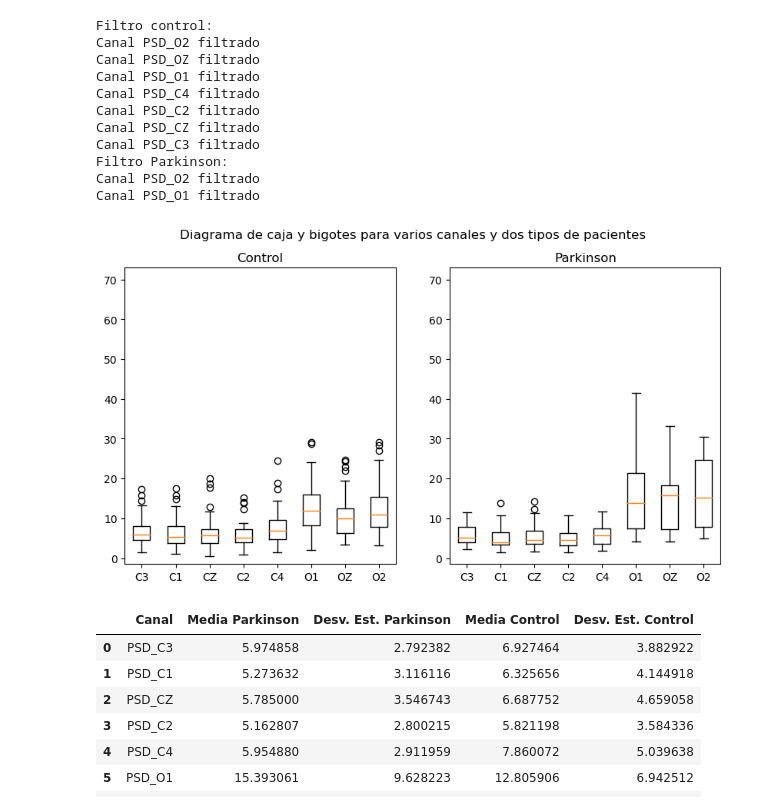
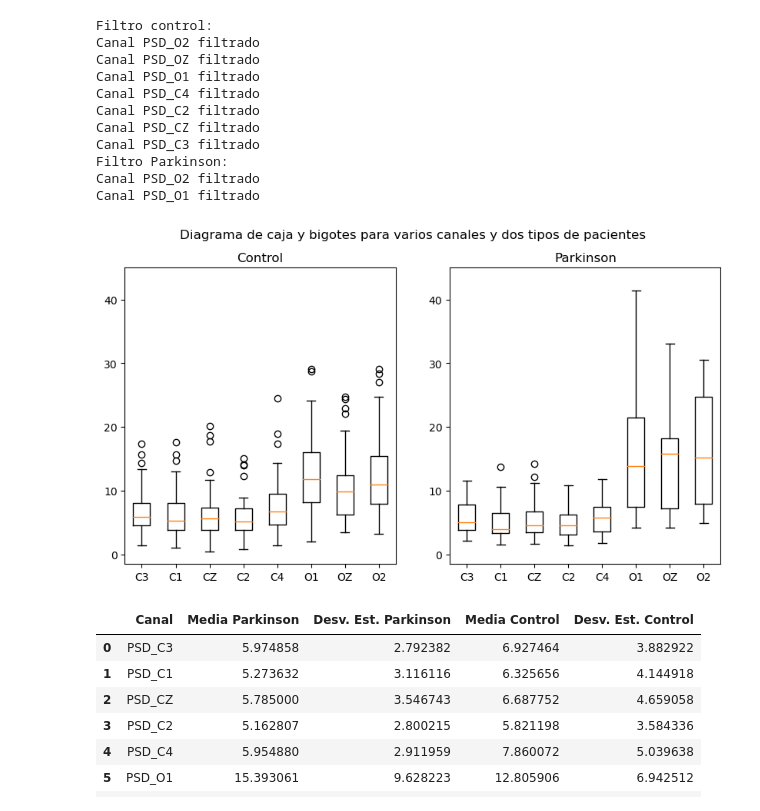
Before and after one commit to Astolfo2332/Parkinson_difference, a Jupyter notebook: Proyecto 2/Proyecto_2.ipynb, the cells around one changed output. Cells and saved outputs as stored; diff of their text form; code cells hidden in the pictures.

```diff
--- a/Proyecto 2/Proyecto_2.ipynb
+++ b/Proyecto 2/Proyecto_2.ipynb
@@ -568,23 +568,23 @@ Canal PSD_O1 filtrado
 # %%
 # Crear una lista de dataframes, uno por cada estado
 dataframes = control,parkinson
 
 # Crear una lista de nombres para las etiquetas del gráfico
 labels = ['Control', 'Parkinson']
 labels1=['C3', 'C1', 'CZ', 'C2', 'C4', 'O1', 'OZ', 'O2']
 # Crear una figura y dos subplots (uno por cada estado)
 fig, axs = plt.subplots(1, 2, figsize=(10,5))
 
 # Para cada estado y subplot, hacer un diagrama de caja y bigotes para cada canal
 for i, df_estado in enumerate(dataframes):
     axs[i].boxplot([df_estado['PSD_C3'], df_estado['PSD_C1'], df_estado['PSD_CZ'], df_estado['PSD_C2'], df_estado['PSD_C4'], df_estado['PSD_O1'], df_estado['PSD_OZ'], df_estado['PSD_O2']])
     axs[i].set_title(labels[i])
     axs[i].set_xticklabels(labels1)
-    axs[i].set_ylim([-1.5, 73])
+    axs[i].set_ylim([-1.5, 45])
 fig.suptitle('Diagrama de caja y bigotes para varios canales y dos tipos de pacientes')
 plt.show()
 # %% [output]
-[figure, old version]
+[figure, new version]
 # %%
 dataframes = [control,parkinson]
 # Cálculo de la media y la desviación estándar para cada canal
```
Also changed, not shown: parts of 21 cells of this notebook, 1 other file.
